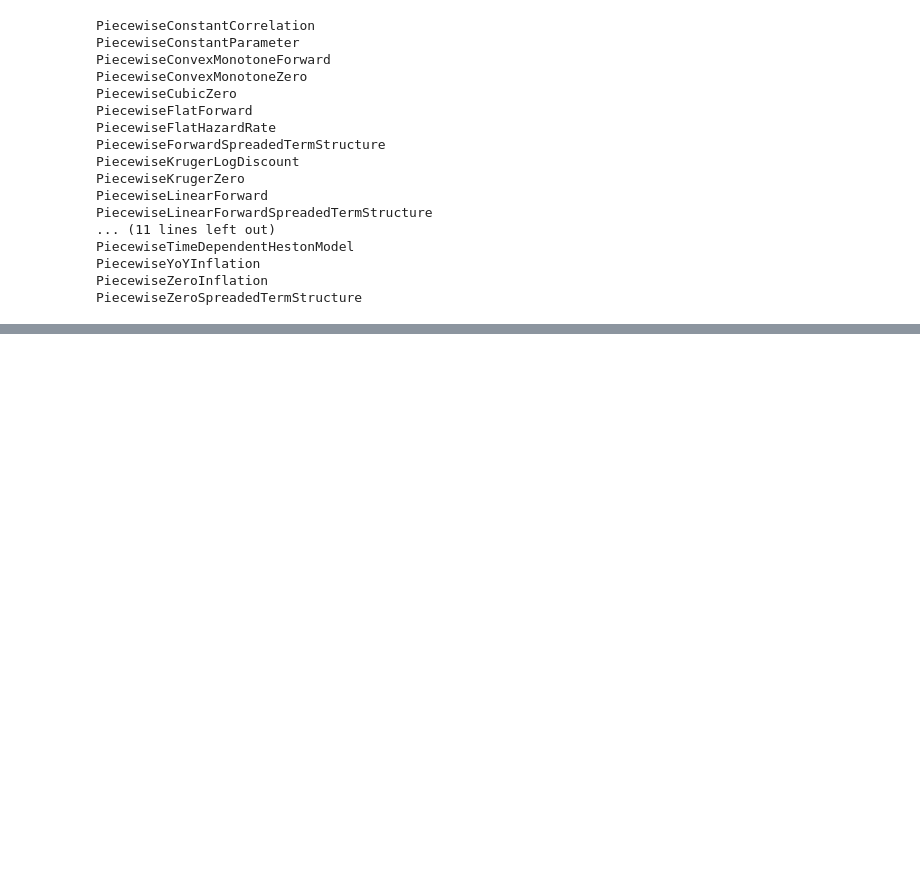
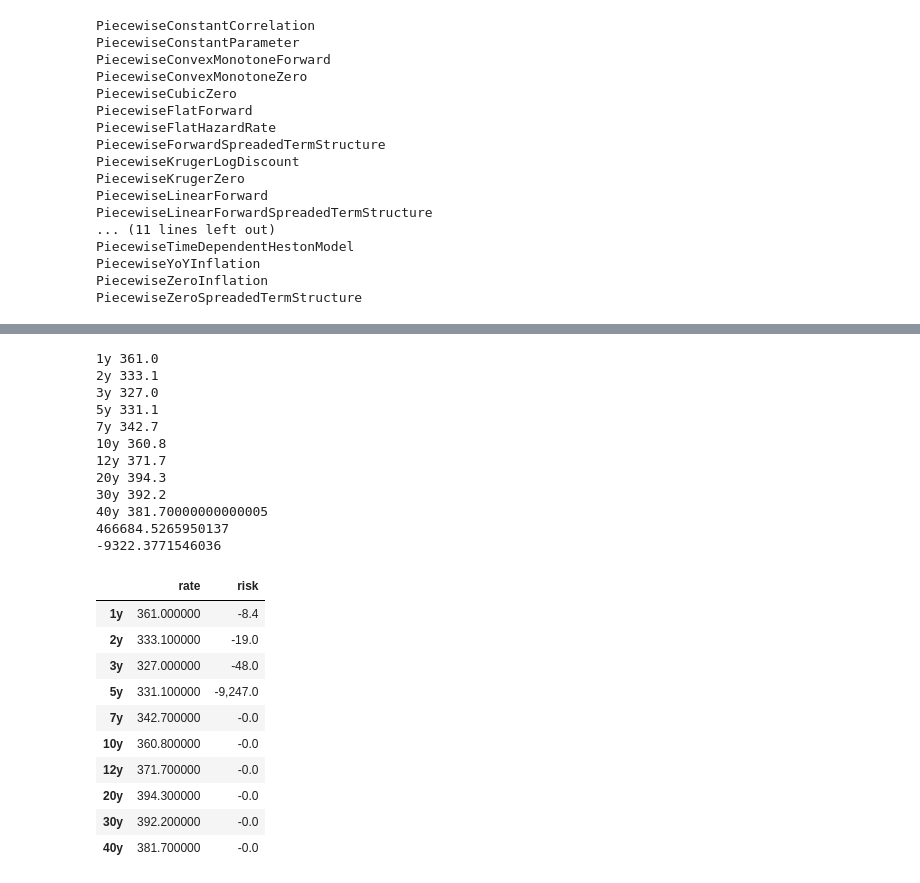
Before and after one commit to alienbrett/financial-security-classes, a Jupyter notebook: fixed_income.ipynb, the cells around one changed output, grey strips where cells are left out. Cells and saved outputs as stored; diff of their text form; code cells hidden in the pictures; blank space fills up the shorter version.

```diff
--- a/fixed_income.ipynb
+++ b/fixed_income.ipynb
@@ -366,6 +438,7 @@ bonds = [
         credit_index='USGOVT',
         notional=ntnl,
         leg=fs.Leg(
+            ccy=usd,
             notional=100,
             cpn=fs.FixedRate(rate=5.0 / 100),
             acc=fs.AccrualInfo(
@@ -442,0 +582,56 @@ as_quantlib(index_lookup: Optional[Dict[Hashable, QuantLib.QuantLib.IborIndex |
+# %%
+swp_test_raw = fs.Swap.make_ois(
+    ccy=usd,
+    start=spot_dt,
+    end=fs.Period(period='5y'),
+    rate=r/100,
+    dc_fix=fs.DayCount.Actual360,
+    dc_float=fs.DayCount.Actual360,
+    freq_fix=1,
+    freq_float=1,
+    index=index_name,
+    cal_pay=fs.Calendar.US_SOFR,
+    notional=20_000_000,
+    pay_delay=fs.Period(period='2d'),
+)
+# swp_test = swp_test_raw.as_quantlib(index_lookup=curve.index_lookup)
+# swp_test.setPricingEngine(ql.DiscountingSwapEngine(sofr_curve.handle))
+# sofr_curve.benchmark_rates()
+# %%
+multi_risk = curve.risk_factory(
+    swp_test_raw.risk_builder(
+        # funding_index=curve.get_curve_handle('SOFR'),
+        funding_index='SOFR'
+    ),
+    eps=1e-5
+)
+print(multi_risk.pv)
+df = multi_risk.curve['SOFR'].as_df()
+print(df['risk'].sum())
+df.style.format({
+    'risk':'{0:,.1f}'
+})
+# %% [output]
+1y 361.0
+2y 333.1
+3y 327.0
+5y 331.1
+7y 342.7
+10y 360.8
+12y 371.7
+20y 394.3
+30y 392.2
+40y 381.70000000000005
+466684.5265950137
+-9322.3771546036
+|  | rate | risk |
+| 1y | 361.000000 | -8.4 |
+| 2y | 333.100000 | -19.0 |
+| 3y | 327.000000 | -48.0 |
+| 5y | 331.100000 | -9,247.0 |
+| 7y | 342.700000 | -0.0 |
+| 10y | 360.800000 | -0.0 |
+| 12y | 371.700000 | -0.0 |
+| 20y | 394.300000 | -0.0 |
+| 30y | 392.200000 | -0.0 |
+| 40y | 381.700000 | -0.0 |
```
Also changed, not shown: parts of 22 cells of this notebook, 3 other files.
